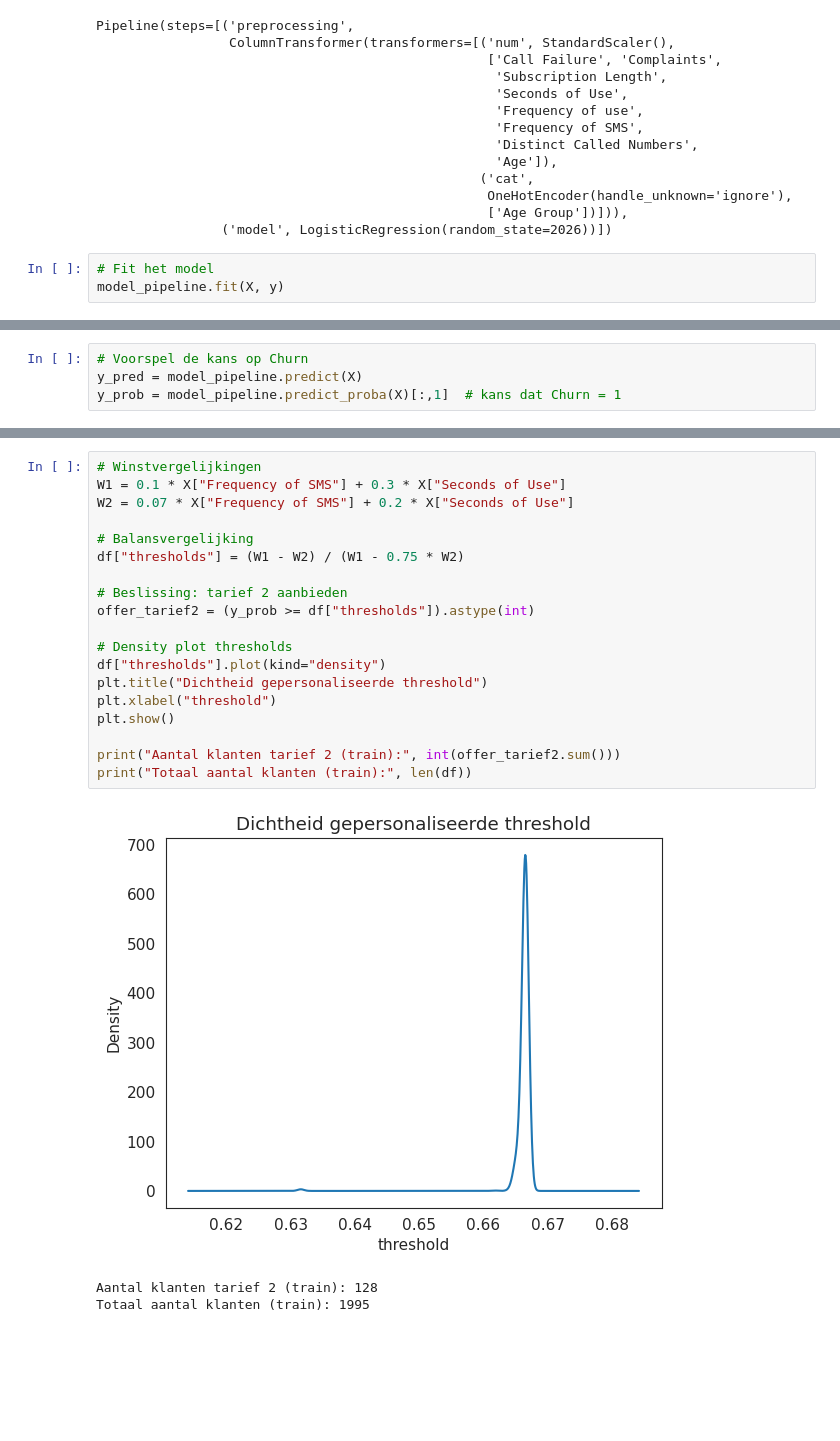
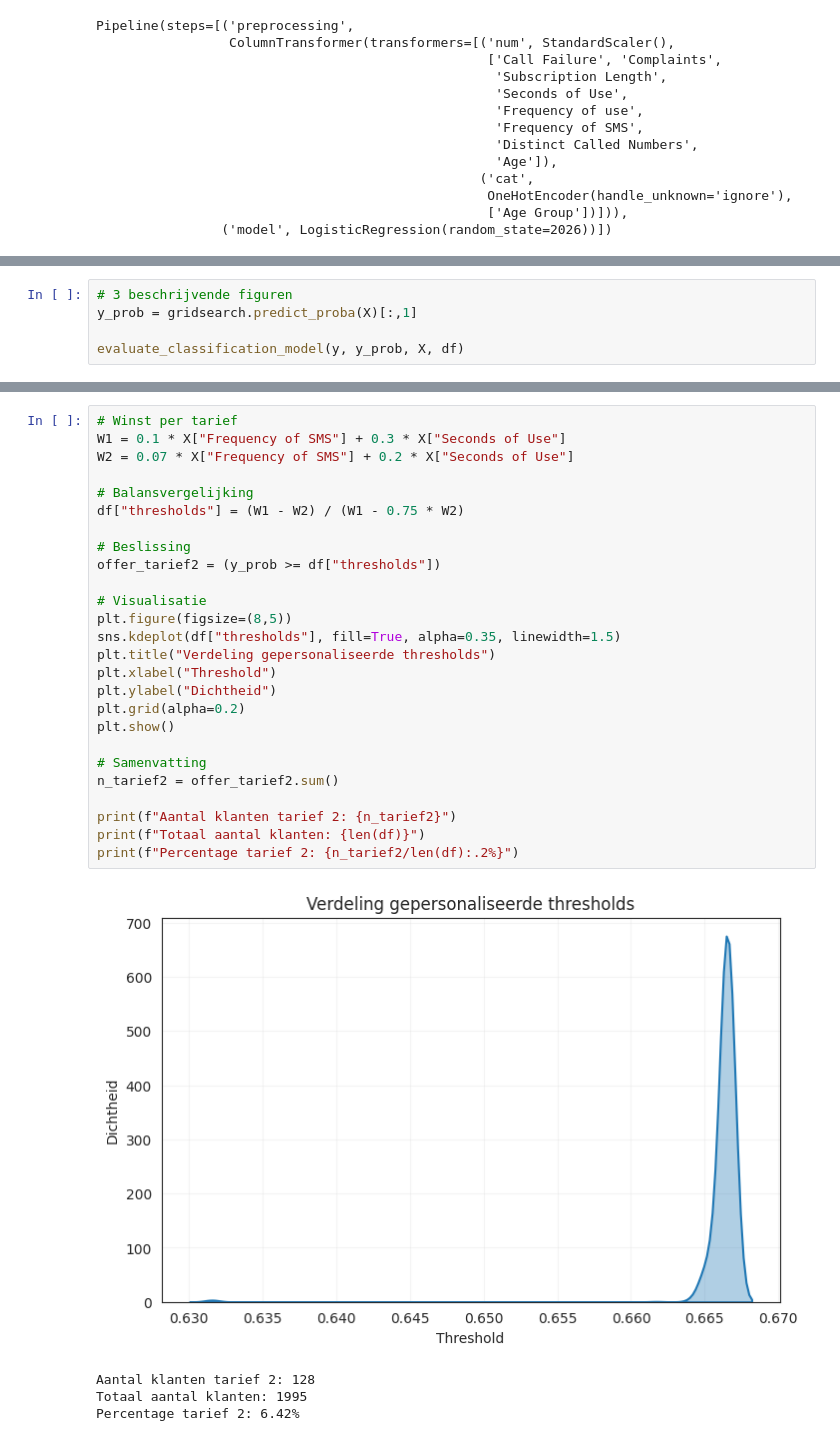
Before and after one commit to Murielle01/BP-3.4, a Jupyter notebook: scripts/opdracht 2/logistische_regressie.ipynb, the cells around one changed output, grey strips where cells are left out. Cells and saved outputs as stored; diff of their text form; blank space fills up the shorter version.

```diff
--- a/scripts/opdracht 2/logistische_regressie.ipynb
+++ b/scripts/opdracht 2/logistische_regressie.ipynb
@@ -186,6 +487,3 @@ Pipeline(steps=[('preprocessing',
                                                   OneHotEncoder(handle_unknown='ignore'),
                                                   ['Age Group'])])),
                 ('model', LogisticRegression(random_state=2026))])
-# %%
-# Fit het model
-model_pipeline.fit(X, y)
@@ -205,0 +595,5 @@ Pipeline(steps=[('preprocessing',
+# %%
+# 3 beschrijvende figuren
+y_prob = gridsearch.predict_proba(X)[:,1]
+
+evaluate_classification_model(y, y_prob, X, df)
@@ -223,4 +613,0 @@ De volgende stap is ons model beoordelen op de trainingsdata
-# %%
-# Voorspel de kans op Churn
-y_pred = model_pipeline.predict(X)
-y_prob = model_pipeline.predict_proba(X)[:,1]  # kans dat Churn = 1
@@ -306,23 +621,31 @@ Hoe dichter de ROC-curve bij de linkerbovenhoek zich bevindt, hoe beter het mode
 # %%
-# Winstvergelijkingen
+# Winst per tarief
 W1 = 0.1 * X["Frequency of SMS"] + 0.3 * X["Seconds of Use"]
 W2 = 0.07 * X["Frequency of SMS"] + 0.2 * X["Seconds of Use"]
 
 # Balansvergelijking
 df["thresholds"] = (W1 - W2) / (W1 - 0.75 * W2)
 
-# Beslissing: tarief 2 aanbieden
-offer_tarief2 = (y_prob >= df["thresholds"]).astype(int)
+# Beslissing
+offer_tarief2 = (y_prob >= df["thresholds"])
 
-# Density plot thresholds
-df["thresholds"].plot(kind="density")
-plt.title("Dichtheid gepersonaliseerde threshold")
-plt.xlabel("threshold")
+# Visualisatie
+plt.figure(figsize=(8,5))
+sns.kdeplot(df["thresholds"], fill=True, alpha=0.35, linewidth=1.5)
+plt.title("Verdeling gepersonaliseerde thresholds")
+plt.xlabel("Threshold")
+plt.ylabel("Dichtheid")
+plt.grid(alpha=0.2)
 plt.show()
 
-print("Aantal klanten tarief 2 (train):", int(offer_tarief2.sum()))
-print("Totaal aantal klanten (train):", len(df))
+# Samenvatting
+n_tarief2 = offer_tarief2.sum()
+
+print(f"Aantal klanten tarief 2: {n_tarief2}")
+print(f"Totaal aantal klanten: {len(df)}")
+print(f"Percentage tarief 2: {n_tarief2/len(df):.2%}")
 # %% [output]
-[figure, old version]
+[figure, new version]
-Aantal klanten tarief 2 (train): 128
-Totaal aantal klanten (train): 1995
+Aantal klanten tarief 2: 128
+Totaal aantal klanten: 1995
+Percentage tarief 2: 6.42%
```
Also changed, not shown: parts of 40 cells of this notebook, 1 other file.
